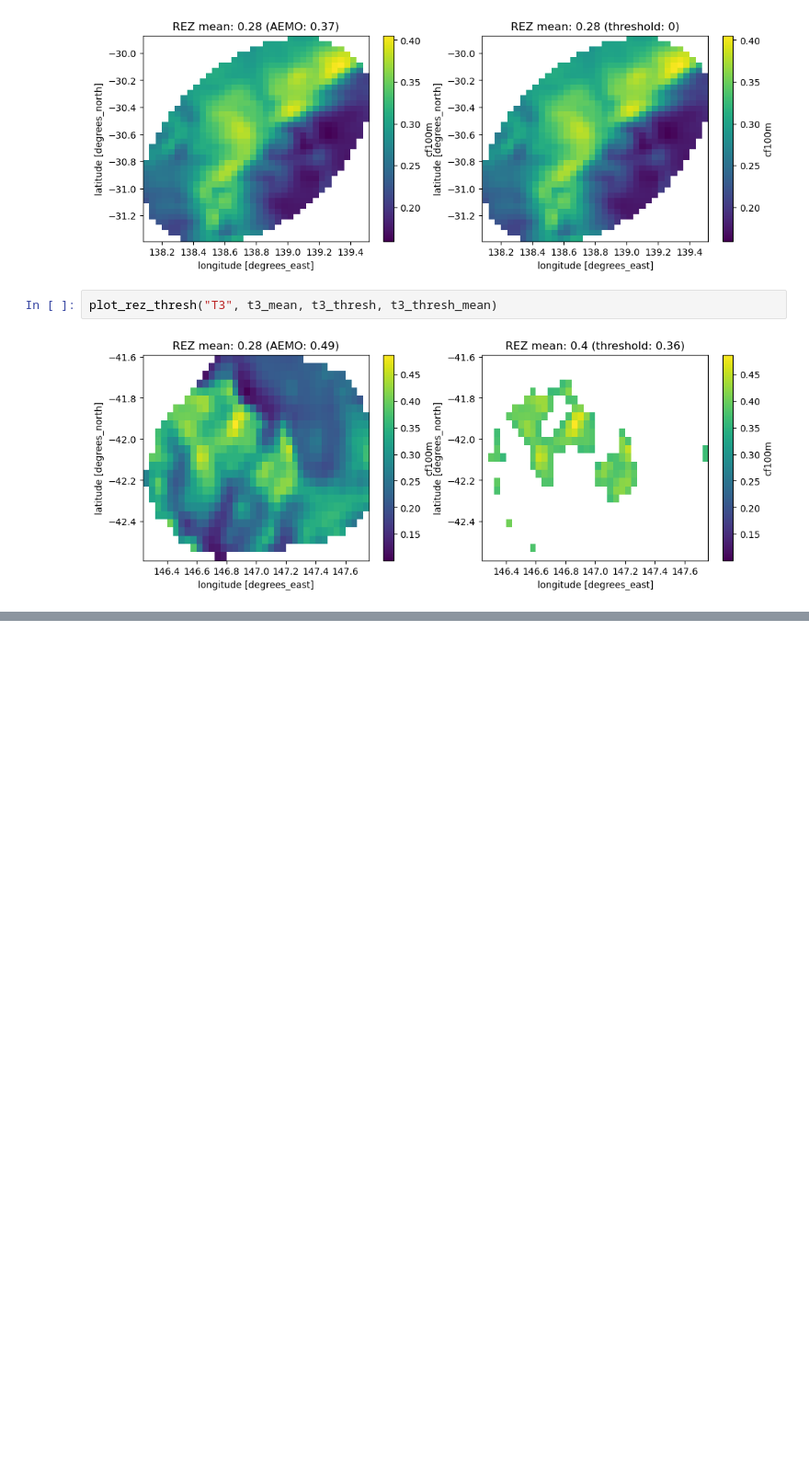
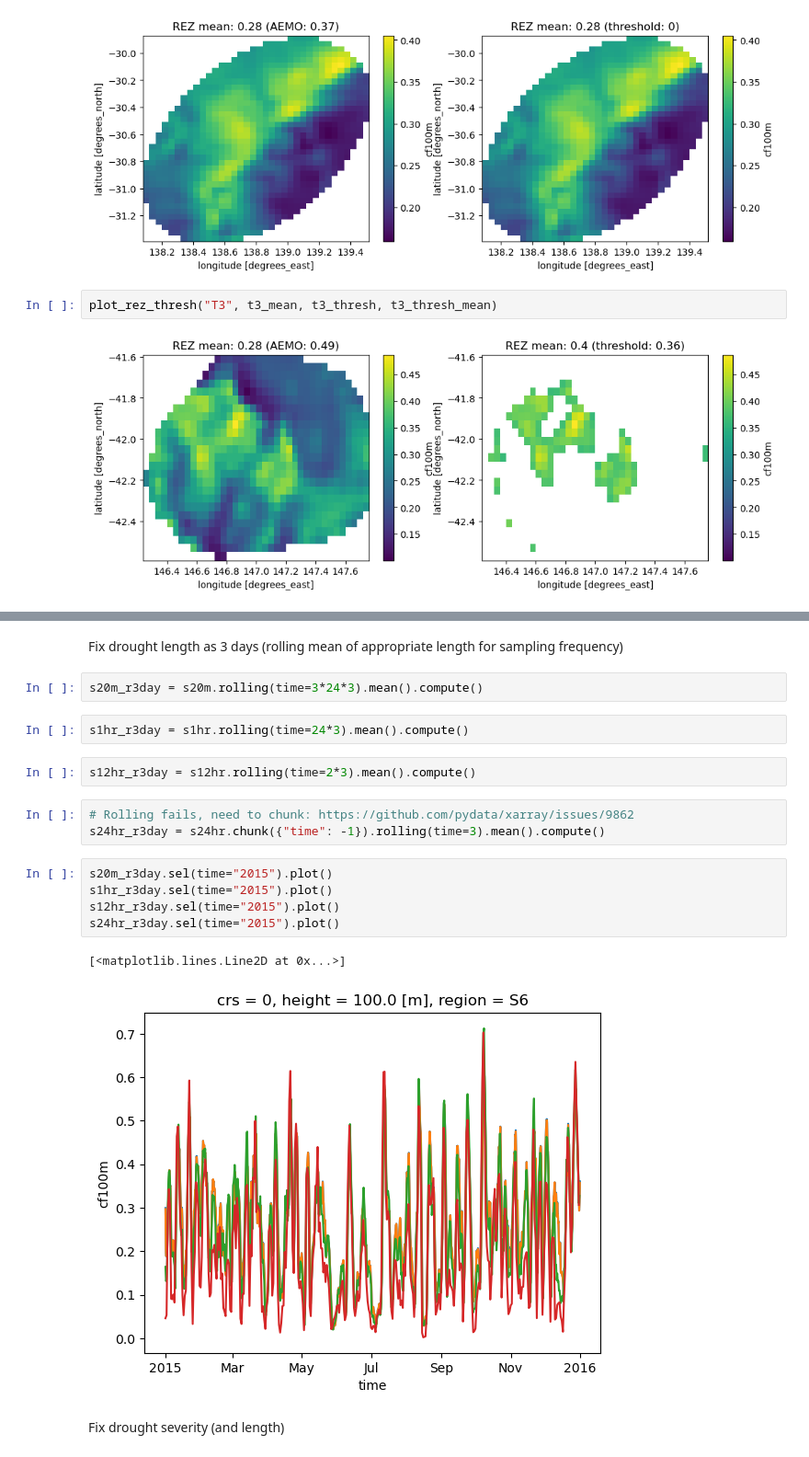
Before and after one commit to dougrichardson/wind_power_comparison, a Jupyter notebook: 02_REZ_capacity_factors.ipynb, the cells around one changed output, grey strips where cells are left out. Shown at 92% size. Cells and saved outputs as stored; diff of their text form; blank space fills up the shorter version.

```diff
--- a/02_REZ_capacity_factors.ipynb
+++ b/02_REZ_capacity_factors.ipynb
@@ -351,0 +495,21 @@ plot_rez_thresh("T3", t3_mean, t3_thresh, t3_thresh_mean)
+# %% [markdown]
+Fix drought length as 3 days (rolling mean of appropriate length for sampling frequency)
+# %%
+s20m_r3day = s20m.rolling(time=3*24*3).mean().compute()
+# %%
+s1hr_r3day = s1hr.rolling(time=24*3).mean().compute()
+# %%
+s12hr_r3day = s12hr.rolling(time=2*3).mean().compute()
+# %%
+# Rolling fails, need to chunk: https://github.com/pydata/xarray/issues/9862
+s24hr_r3day = s24hr.chunk({"time": -1}).rolling(time=3).mean().compute()
+# %%
+s20m_r3day.sel(time="2015").plot()
+s1hr_r3day.sel(time="2015").plot()
+s12hr_r3day.sel(time="2015").plot()
+s24hr_r3day.sel(time="2015").plot()
+# %% [output]
+[<matplotlib.lines.Line2D at 0x...>]
+[figure, added]
+# %% [markdown]
+Fix drought severity (and length)
```
Also changed, not shown: parts of 70 cells of this notebook.
